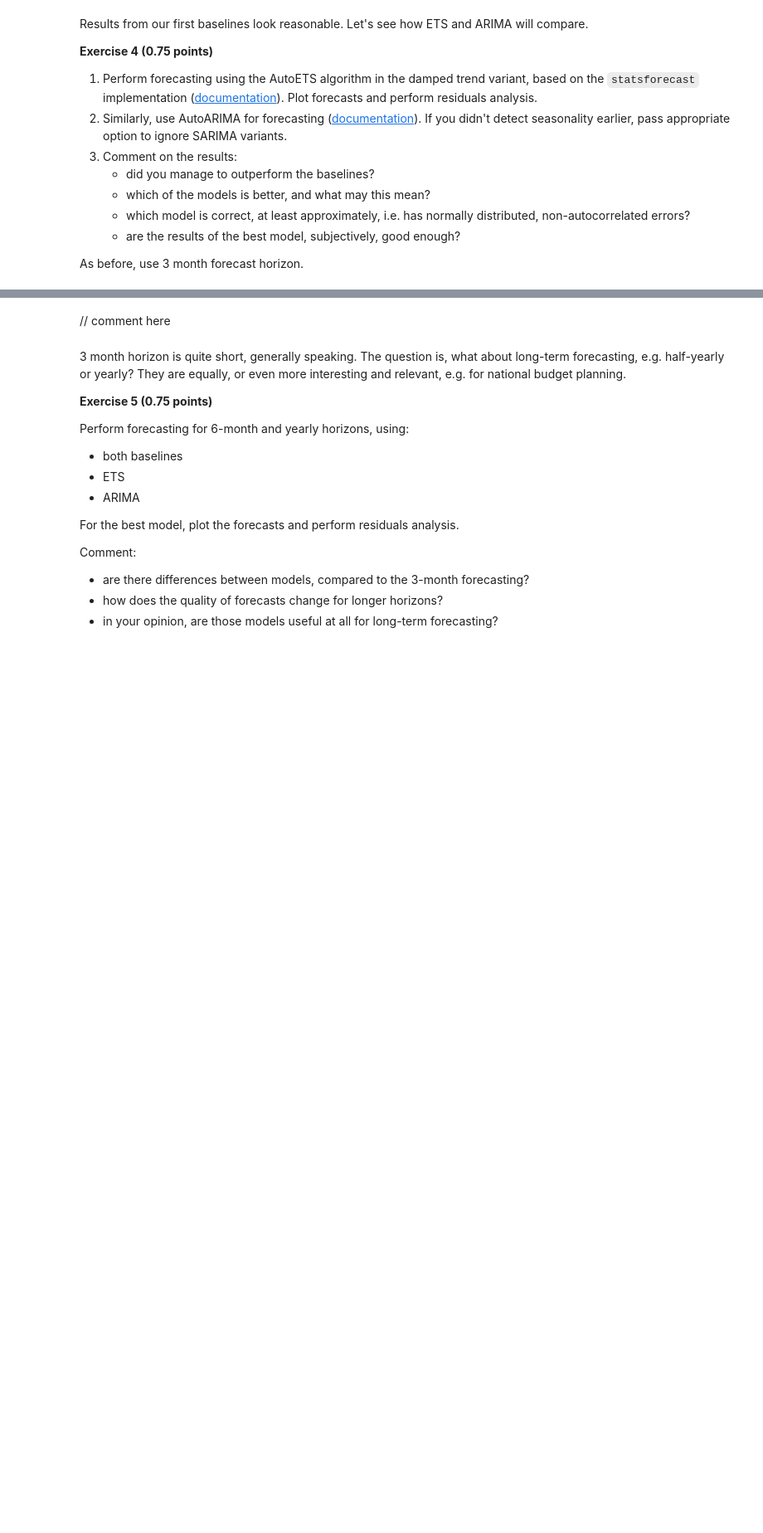
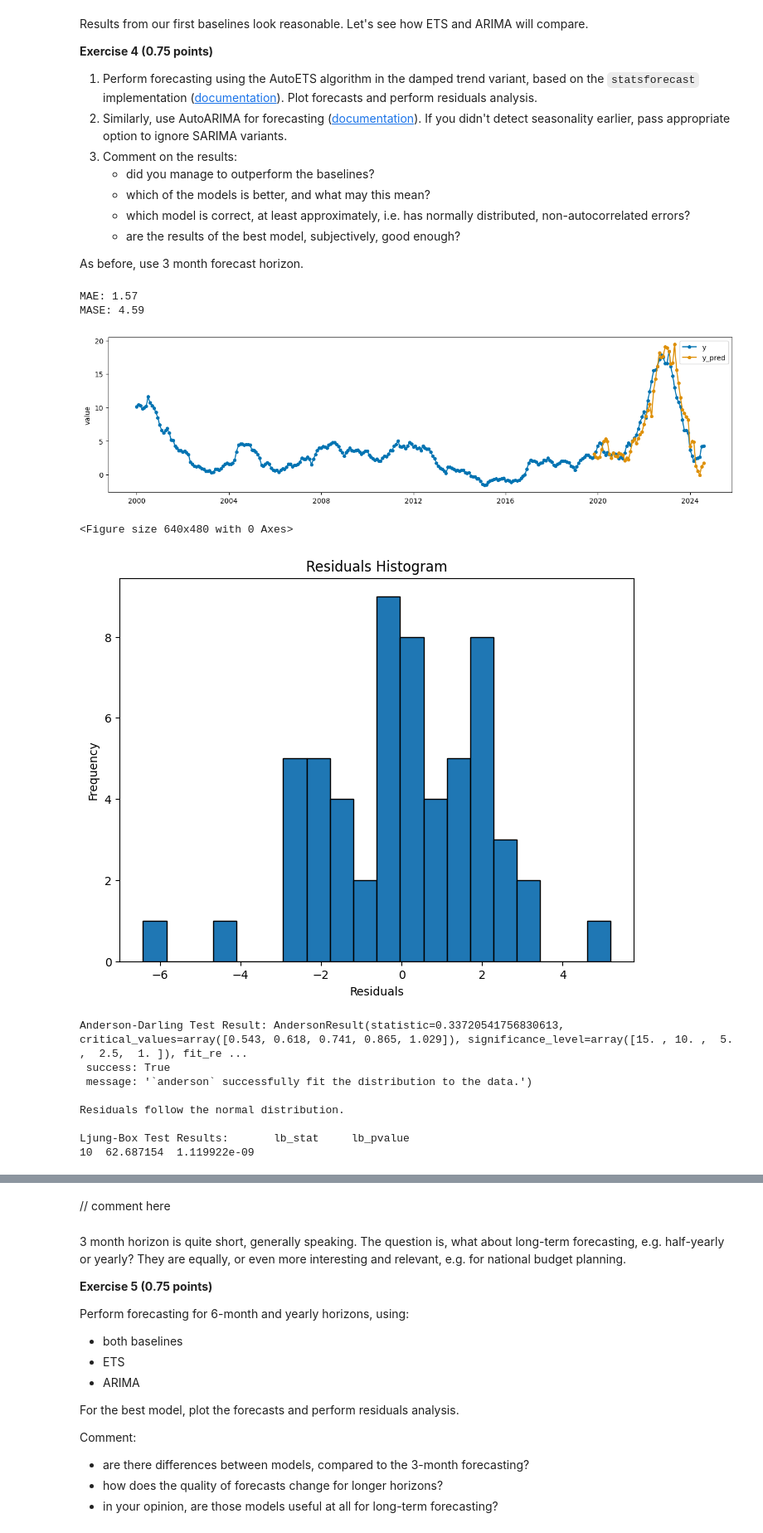
Before and after one commit to mwardynski/machine-learning, a Jupyter notebook: lab4-5/lab4.ipynb, the cells around one changed output, grey strips where cells are left out. Shown at 83% size. Saved outputs shown, nothing was run; the diff lists cells and outputs as text; code cells hidden in the pictures; blank space fills up the shorter version.

```diff
--- a/lab4-5/lab4.ipynb
+++ b/lab4-5/lab4.ipynb
@@ -357,3 +360,21 @@ Results from our first baselines look reasonable. Let's see how ETS and ARIMA wi
    - are the results of the best model, subjectively, good enough?
 
 As before, use 3 month forecast horizon.
+# %%
+from sktime.forecasting.statsforecast import StatsForecastAutoETS
+
+evaluate_model(model = StatsForecastAutoETS(damped=True), data=df, horizon=3, plot_forecasts=True, analyze_residuals=True)
+# %% [output]
+MAE: 1.57
+MASE: 4.59
+[figure, added]
+<Figure size 640x480 with 0 Axes>
+[figure, added]
+Anderson-Darling Test Result: AndersonResult(statistic=0.33720541756830613, critical_values=array([0.543, 0.618, 0.741, 0.865, 1.029]), significance_level=array([15. , 10. ,  5. ,  2.5,  1. ]), fit_re ...
+ success: True
+ message: '`anderson` successfully fit the distribution to the data.')
+
+Residuals follow the normal distribution.
+
+Ljung-Box Test Results:       lb_stat     lb_pvalue
+10  62.687154  1.119922e-09
```
Also changed, not shown: parts of 10 cells of this notebook.
